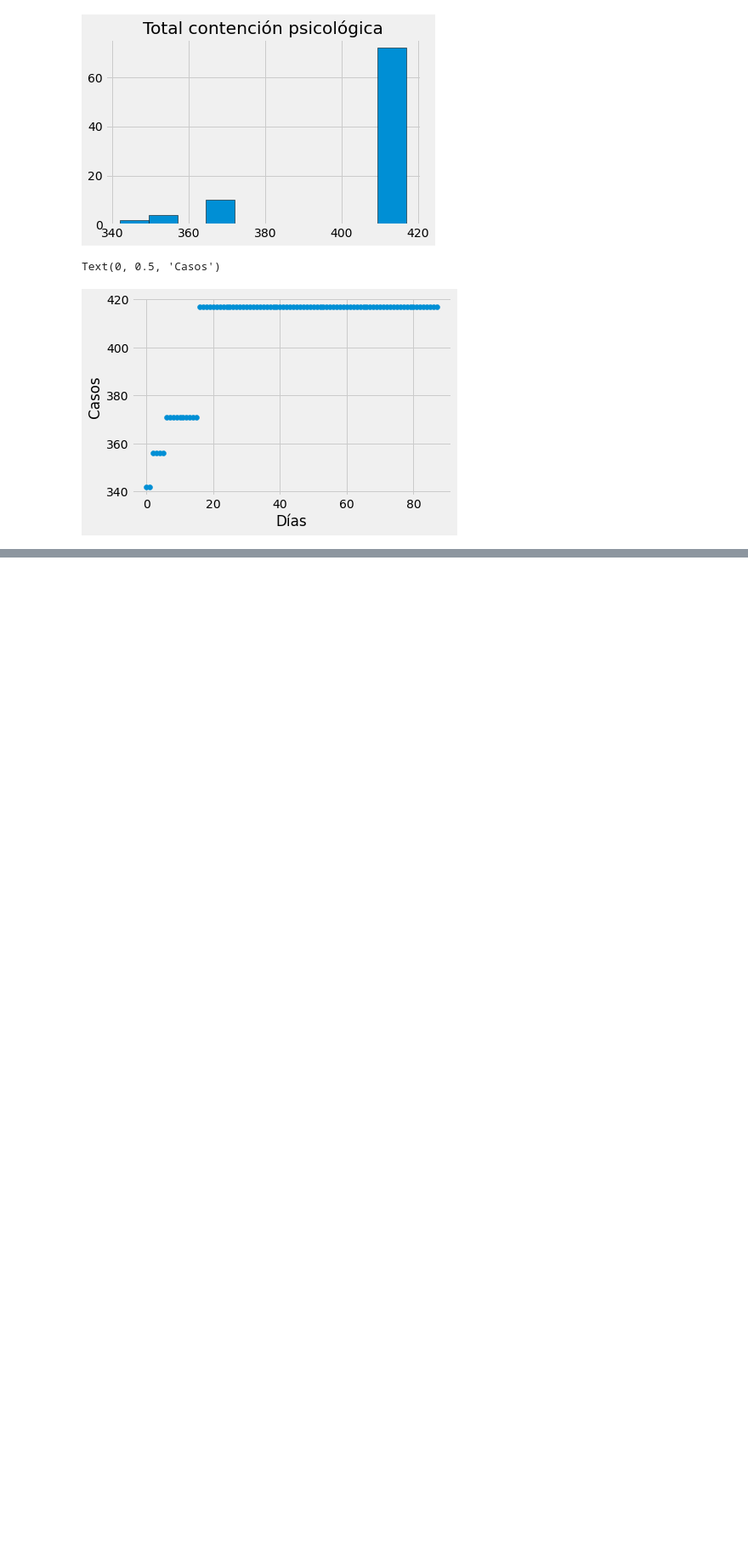
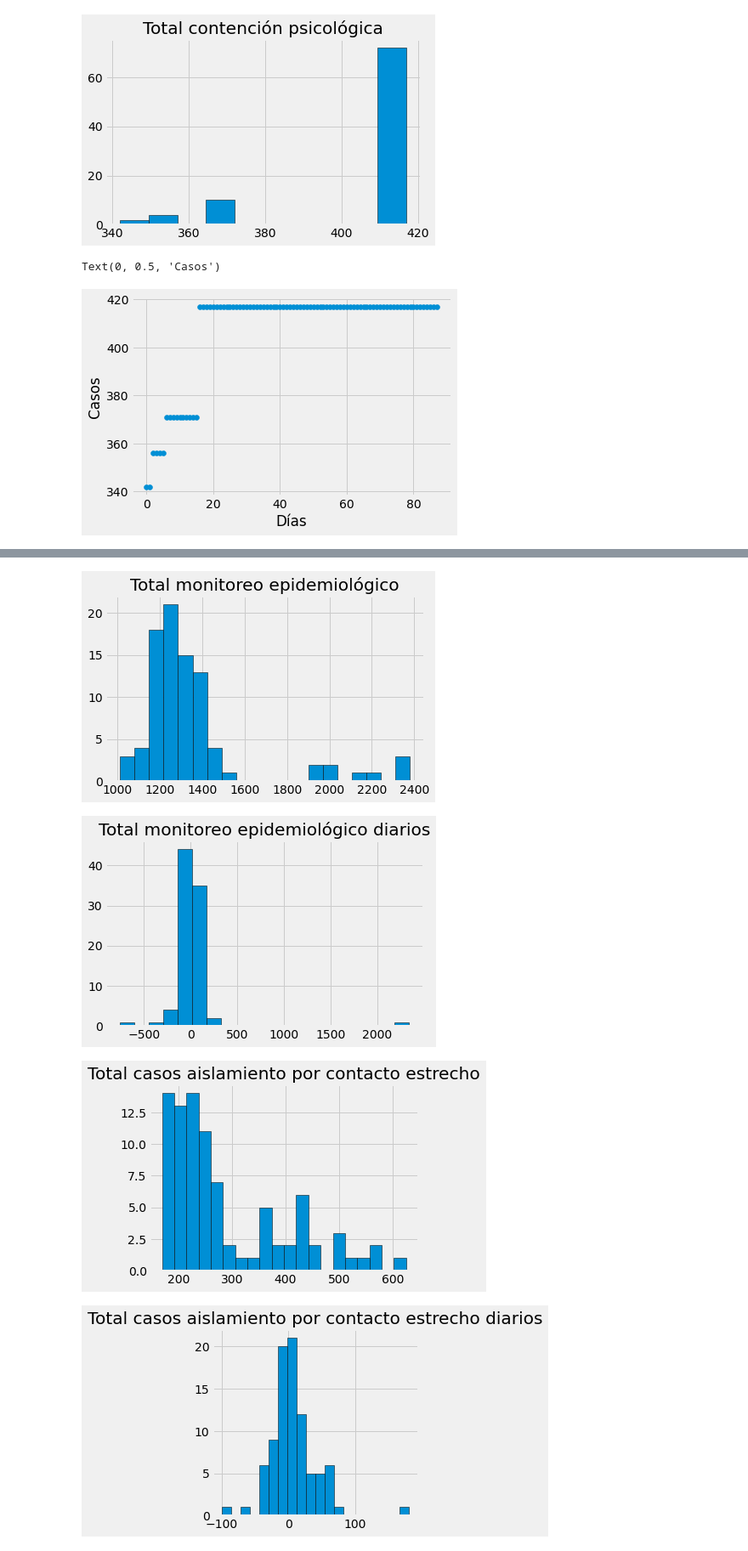
Before and after one commit to ivanrango/Machine-Learning, a Jupyter notebook: Trabajo_Práctico_2.ipynb, the cells around one changed output, grey strips where cells are left out. Shown at 85% size. Drawn from its saved outputs; the diff is of its cells as text; code cells hidden in the pictures; blank space fills up the shorter version.

```diff
--- a/Trabajo_Práctico_2.ipynb
+++ b/Trabajo_Práctico_2.ipynb
@@ -241,0 +253,48 @@ Text(0, 0.5, 'Casos')
+# %%
+x=df[['monitoreo_epidemiologico']].to_numpy()
+plt.style.use('fivethirtyeight')
+plt.hist(x, bins=20, edgecolor='black')
+plt.title('Total monitoreo epidemiológico')
+plt.tight_layout()
+plt.show()
+#print(x)
+
+x=df[['monitoreo_epidemiologico']].T.to_numpy()
+xb = [x[0,0]]
+for i in range (1,88):
+   aux = [x[0,i]-x[0,i-1]]
+   xb = np.append([xb],aux)
+#print(xb)
+
+plt.hist(xb, bins=20, edgecolor='black')
+plt.title('Total monitoreo epidemiológico diarios')
+plt.tight_layout()
+
+plt.show()
+
+
+x=df[['aislamiento_por_contacto_estrecho']].to_numpy()
+plt.style.use('fivethirtyeight')
+plt.hist(x, bins=20, edgecolor='black')
+plt.title('Total casos aislamiento por contacto estrecho')
+plt.tight_layout()
+plt.show()
+#print(x)
+
+x=df[['aislamiento_por_contacto_estrecho']].T.to_numpy()
+xb = [x[0,0]]
+for i in range (1,88):
+   aux = [x[0,i]-x[0,i-1]]
+   xb = np.append([xb],aux)
+#print(xb)
+
+plt.hist(xb, bins=20, edgecolor='black')
+plt.title('Total casos aislamiento por contacto estrecho diarios')
+plt.tight_layout()
+
+plt.show()
+# %% [output]
+[figure, added]
+[figure, added]
+[figure, added]
+[figure, added]
```
Also changed, not shown: parts of 6 cells of this notebook.
